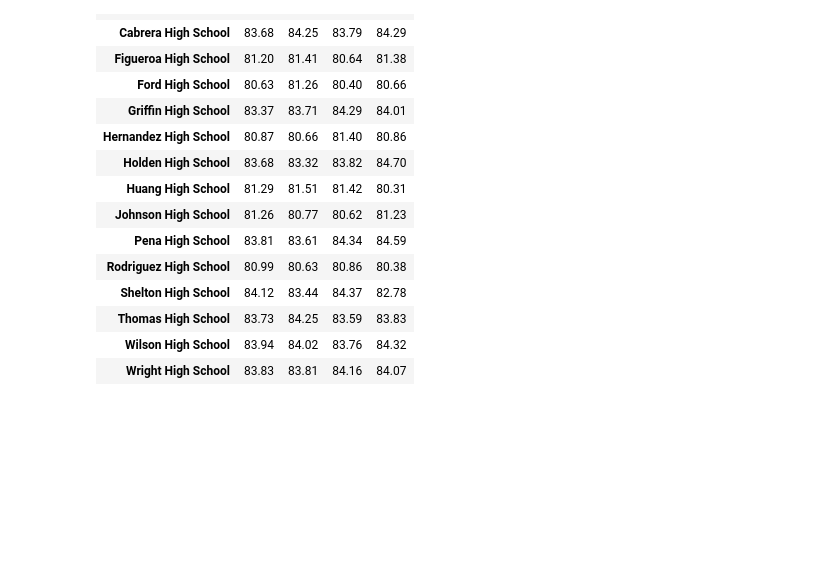
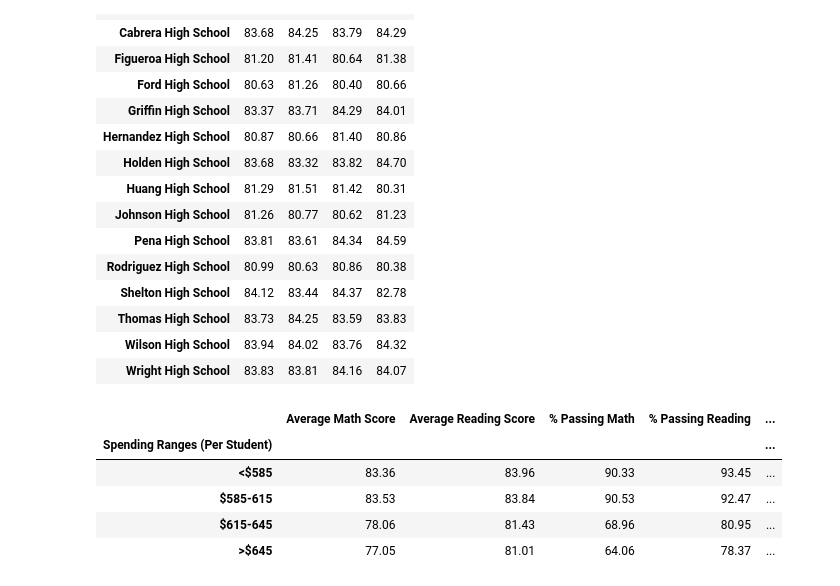
Before and after one commit to nblase22/pandas-pandas-pandas, a Jupyter notebook: PyCitySchools/PyCitySchools.ipynb, the cells around one changed output. Saved outputs shown, nothing was run; the diff lists cells and outputs as text; code cells hidden in the pictures; blank space fills up the shorter version.

```diff
--- a/PyCitySchools/PyCitySchools.ipynb
+++ b/PyCitySchools/PyCitySchools.ipynb
@@ -79,9 +79,9 @@ grouper = merge_table.groupby("school")
 school_type = grouper["type"].unique().str.get(0)
 
 total_students_sch = grouper["Student ID"].count()
-total_budget_sch = grouper["budget"].unique().astype(int)
+total_budget_sch = grouper["budget"].unique().astype(float)
 
-per_student_bud = (total_budget_sch/total_students_sch)
+per_student_bud = (total_budget_sch/total_students_sch).astype(float)
 
 
 
@@ -223,3 +221,54 @@ read_grd_clean
+# %%
+# Scores by school spending
+# create the bins and group names
+bins = [0, 585, 615, 645, 1000]
+group_names = ["<$585", "$585-615", "$615-645", " >$645"]
+
+school_shc_m = school_shc.reset_index()
+
+double_merger = pd.merge(school_shc_m, merge_table, on="school")
+
+# add the bin groups to the main data frame
+double_merger["Spending Ranges (Per Student)"] = pd.cut(double_merger["Per Student Budget"], bins, labels=group_names)
+
+# group by the spending range
+group_spend = double_merger.groupby(['Spending Ranges (Per Student)'])
+
+# Get the averages
+
+g_math_avg = round(group_spend["math_score"].mean(), 2)
+g_read_avg = round(group_spend["reading_score"].mean(), 2)
+
+# getting the percentages
+total_students_g = group_spend["Student ID"].count()
+only_pass_math_g = double_merger.loc[double_merger["math_score"] > 70]
+only_pass_read_g = double_merger.loc[double_merger["reading_score"] > 70]
+
+ogm_group = only_pass_math_g.groupby("Spending Ranges (Per Student)")
+ogr_group = only_pass_read_g.groupby("Spending Ranges (Per Student)")
+
+count_pass_math_g = ogm_group["Student ID"].count()
+count_pass_read_g = ogr_group["Student ID"].count()
+
+pct_pass_math_g = round(count_pass_math_g/total_students_g * 100, 2)
+pct_pass_read_g = round(count_pass_read_g/total_students_g * 100, 2)
+overall_pass_g = round((pct_pass_math_g+pct_pass_read_g)/2, 2)
+
+group_bins = pd.DataFrame({"Average Math Score": g_math_avg, "Average Reading Score": g_read_avg,
+                          "% Passing Math": pct_pass_math_g, "% Passing Reading": pct_pass_read_g,
+                          "% Overall Passing Rate": overall_pass_g})
+
+group_bins_reindex = group_bins[["Average Math Score", "Average Reading Score", "% Passing Math"
+                                , "% Passing Reading", "% Overall Passing Rate"]]
+
+group_bins_reindex.reindex(["<$585", "$585-615", "$615-645", " >$645"])
+# %% [output]
+|  | Average Math Score | Average Reading Score | % Passing Math | % Passing Reading | ... |
+| Spending Ranges (Per Student) |  |  |  |  | ... |
+| <$585 | 83.36 | 83.96 | 90.33 | 93.45 | ... |
+| $585-615 | 83.53 | 83.84 | 90.53 | 92.47 | ... |
+| $615-645 | 78.06 | 81.43 | 68.96 | 80.95 | ... |
+| >$645 | 77.05 | 81.01 | 64.06 | 78.37 | ... |
 # %%
 # Scores by school size
 # %%
```
Also changed, not shown: parts of 1 cell of this notebook.
